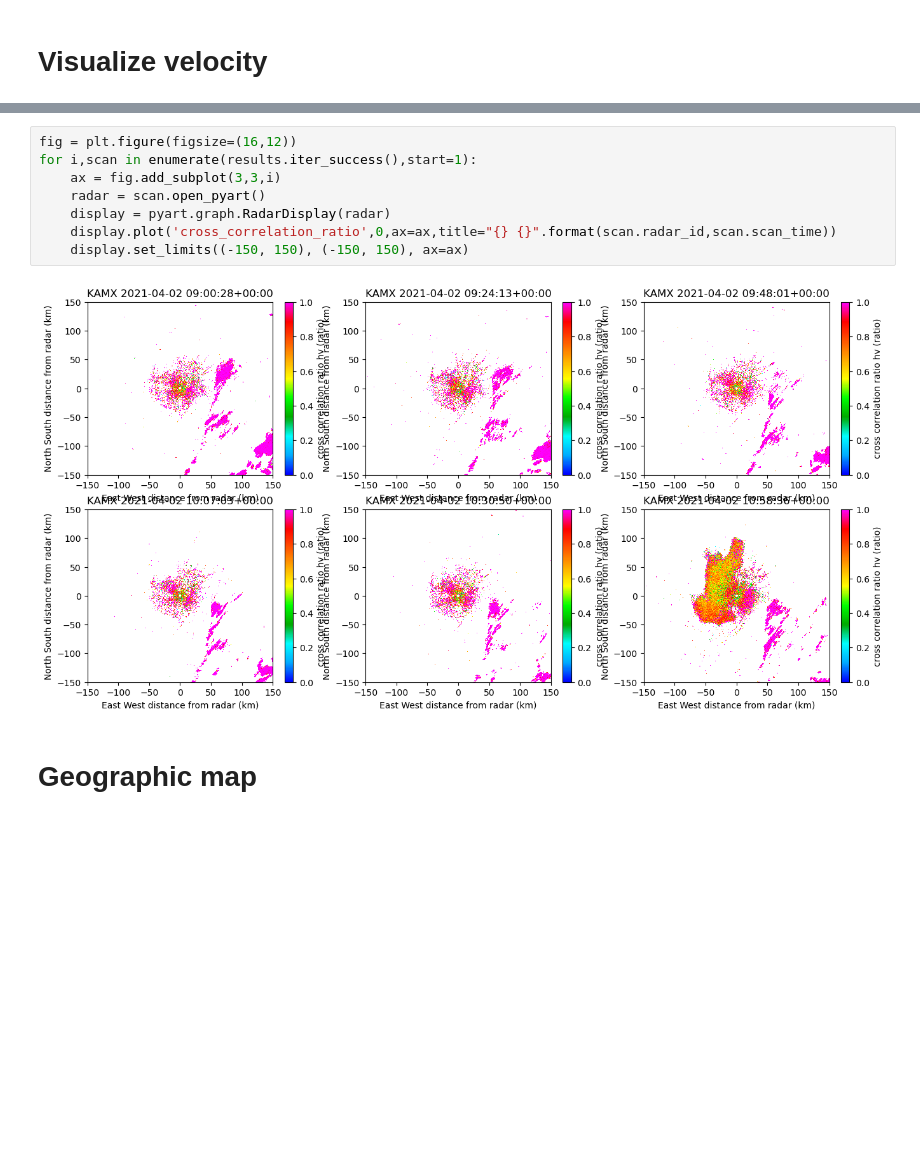
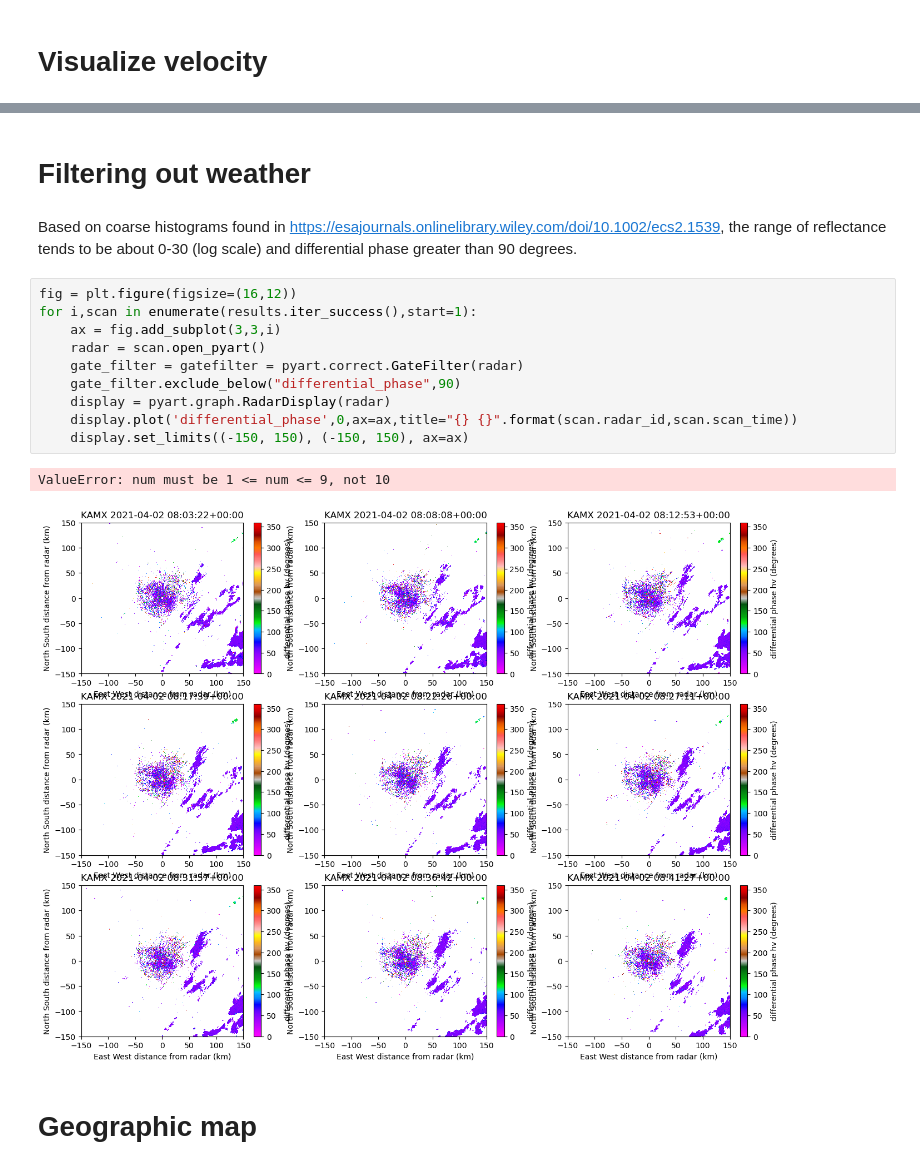
Before and after one commit to weecology/everglades_radar, a Jupyter notebook: Download.ipynb, the cells around one changed output, grey strips where cells are left out. Cells and saved outputs as stored; diff of their text form; blank space fills up the shorter version.

Commit message:
filtering and zoomed gif

```diff
--- a/Download.ipynb
+++ b/Download.ipynb
@@ -86,13 +100,20 @@ for i,scan in enumerate(results.iter_success(),start=1):
+# %% [markdown]
+# Filtering out weather
+# %% [markdown]
+Based on coarse histograms found in https://esajournals.onlinelibrary.wiley.com/doi/10.1002/ecs2.1539, the range of reflectance tends to be about 0-30 (log scale) and differential phase greater than 90 degrees.
 # %%
 fig = plt.figure(figsize=(16,12))
 for i,scan in enumerate(results.iter_success(),start=1):
     ax = fig.add_subplot(3,3,i)
     radar = scan.open_pyart()
+    gate_filter = gatefilter = pyart.correct.GateFilter(radar)
+    gate_filter.exclude_below("differential_phase",90)
     display = pyart.graph.RadarDisplay(radar)
-    display.plot('cross_correlation_ratio',0,ax=ax,title="{} {}".format(scan.radar_id,scan.scan_time))
+    display.plot('differential_phase',0,ax=ax,title="{} {}".format(scan.radar_id,scan.scan_time))
     display.set_limits((-150, 150), (-150, 150), ax=ax)
 # %% [output]
+ValueError: num must be 1 <= num <= 9, not 10
-[figure, old version]
+[figure, new version]
 # %% [markdown]
 # Geographic map
 # %%
```
Also changed, not shown: parts of 15 cells of this notebook.
